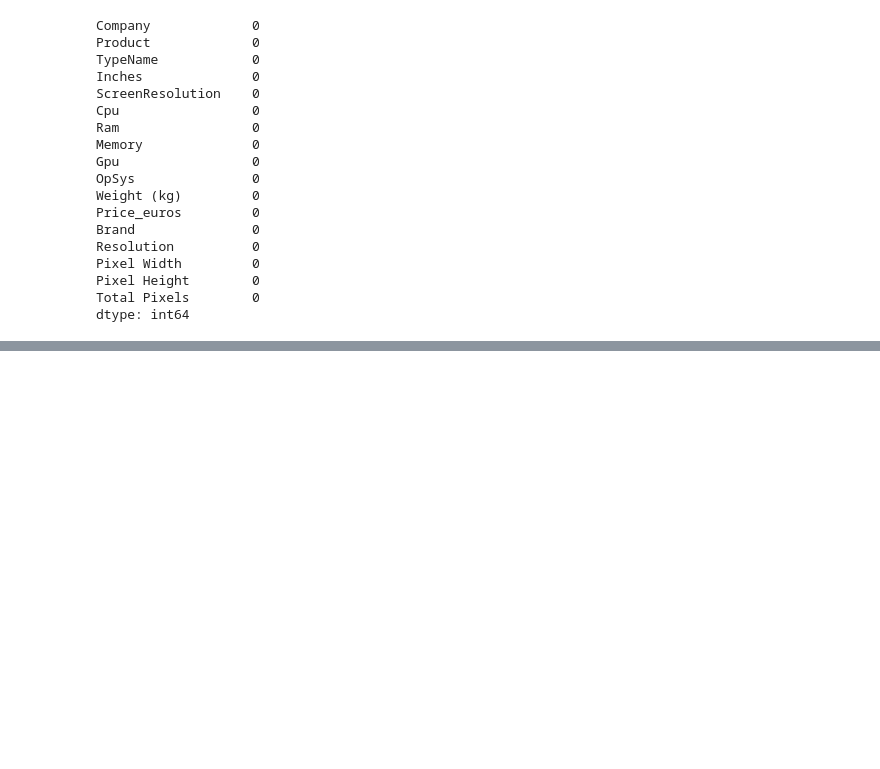
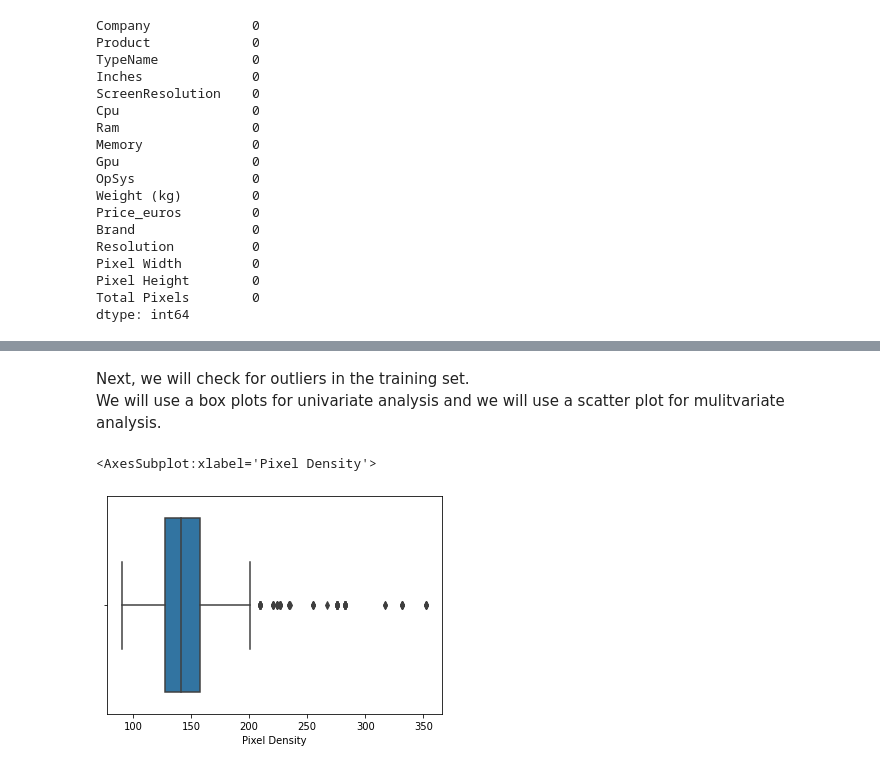
Before and after one commit to ryan-ferns/project_laptop_prices, a Jupyter notebook: laptop-prices-project.ipynb, the cells around one changed output, grey strips where cells are left out. Cells and saved outputs as stored; diff of their text form; code cells hidden in the pictures; blank space fills up the shorter version.

```diff
--- a/laptop-prices-project.ipynb
+++ b/laptop-prices-project.ipynb
@@ -4166,0 +4318,9 @@ dtype: int64
+# %% [markdown]
+Next, we will check for outliers in the training set.
+We will use a box plots for univariate analysis and
+we will use a scatter plot for mulitvariate analysis.
+# %%
+sns.boxplot(x=train['Pixel Density'])
+# %% [output]
+<AxesSubplot:xlabel='Pixel Density'>
+[figure, added]
```
Also changed, not shown: parts of 33 cells of this notebook.
